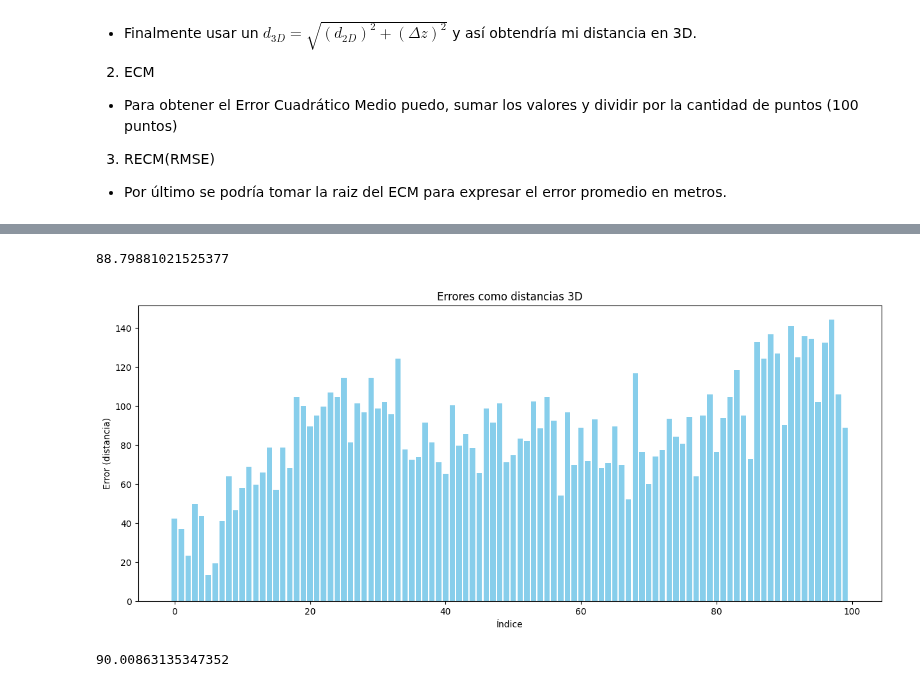
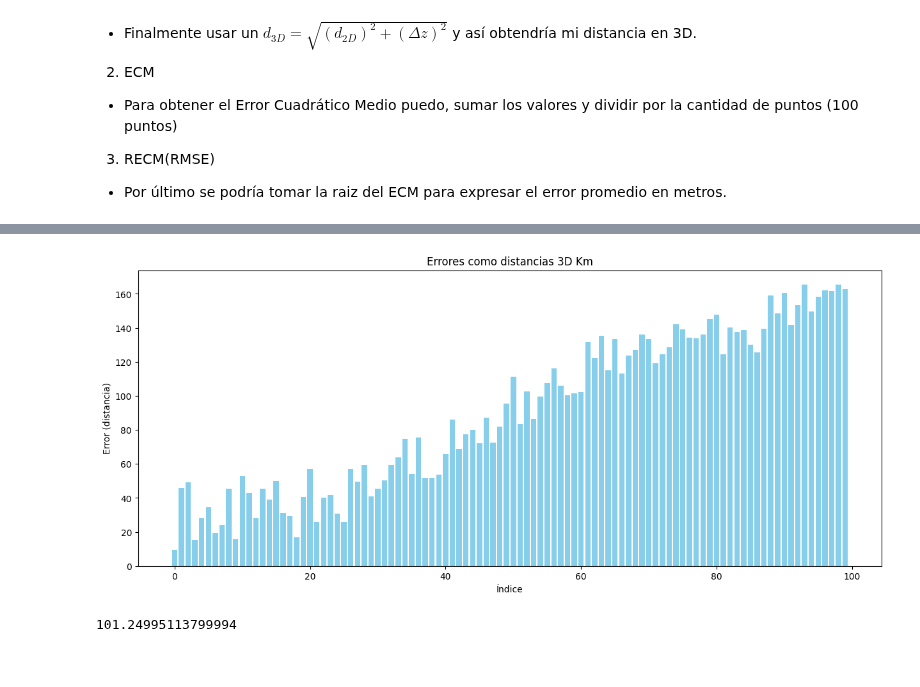
Before and after one commit to ValeFernando840/Ray-Tracing, a Jupyter notebook: Testeo_Modelos.ipynb, the cells around one changed output, grey strips where cells are left out. Saved outputs shown, nothing was run; the diff lists cells and outputs as text; code cells hidden in the pictures.

```diff
--- a/Testeo_Modelos.ipynb
+++ b/Testeo_Modelos.ipynb
@@ -17,7 +17,7 @@ autoencoder_Lat_Lon = tf.keras.models.load_model('modelos_entrenamiento/entrenam
 autoencoder_Height = tf.keras.models.load_model('modelos_entrenamiento/entrenamiento_alturas2.keras')
 # %%
 # Predecimos una muestra en particular de mi df
-idx = 0
+idx = 10
 #=====Latitudes Longitudes=====
 y_pred_lat_lon = autoencoder_Lat_Lon.predict(np.expand_dims(x_test.iloc[idx], axis = 0))
 y_true =y_test.iloc[idx]
@@ -146,7 +124,6 @@ plt.show()
 # %%
 #Ahora vamos a corroborar usando una biblioteca
 from geopy.distance import geodesic
-
 
 def Distance_and_Error(lat_true,lon_true,lat_pred,lon_pred):
   lat_true = lat_true.to_numpy()
@@ -158,12 +135,12 @@ def Distance_and_Error(lat_true,lon_true,lat_pred,lon_pred):
     real_coord = (lat_t,lon_t)
     predict_coord = (lat_p,lon_p)
 
-    distance = geodesic(real_coord,predict_coord).meters
+    distance = geodesic(real_coord,predict_coord).kilometers
     errors = np.append(errors,distance)
   return errors
 
 
-distance = Distance_and_Error(y_true_latitudes,y_true_longitudes,y_pred_latitudes,y_pred_longitudes)/1000 #Km
+distance = Distance_and_Error(y_true_latitudes,y_true_longitudes,y_pred_latitudes,y_pred_longitudes) #Km
 print("distancia 2D:",distance[99])
 sq_distance = distance**2
 errors_1 = np.sum(sq_distance)/len(sq_distance) #ECM
@@ -183,23 +169,19 @@ def distance_3D(distance2D, true_heights, pred_heights):
   distance_3d = np.sqrt(distance2D**2 + dif_heights**2)
   return distance_3d
 # %%
-# print(y_true_heights.to_numpy())
-# print(y_pred_heights)
-
 distance_3d = distance_3D(distance,y_true_heights,y_pred_heights)
 
 plt.figure(figsize=(15,6))
 plt.bar(range(len(distance_3d)), distance_3d, color='skyblue')
 plt.xlabel('Índice')
 plt.ylabel('Error (distancia)')
-plt.title('Errores como distancias 3D')
+plt.title('Errores como distancias 3D Km')
 plt.show()
 # %% [output]
-88.79881021525377
-[figure, old version]
+[figure, new version]
 # %%
 ECM_3d = np.sum(distance_3d**2)/len(distance_3d)
 RECM_3d = np.sqrt(ECM_3d)
 RECM_3d
 # %% [output]
-90.00863135347352
+101.24995113799994
```
Also changed, not shown: parts of 9 cells of this notebook.
